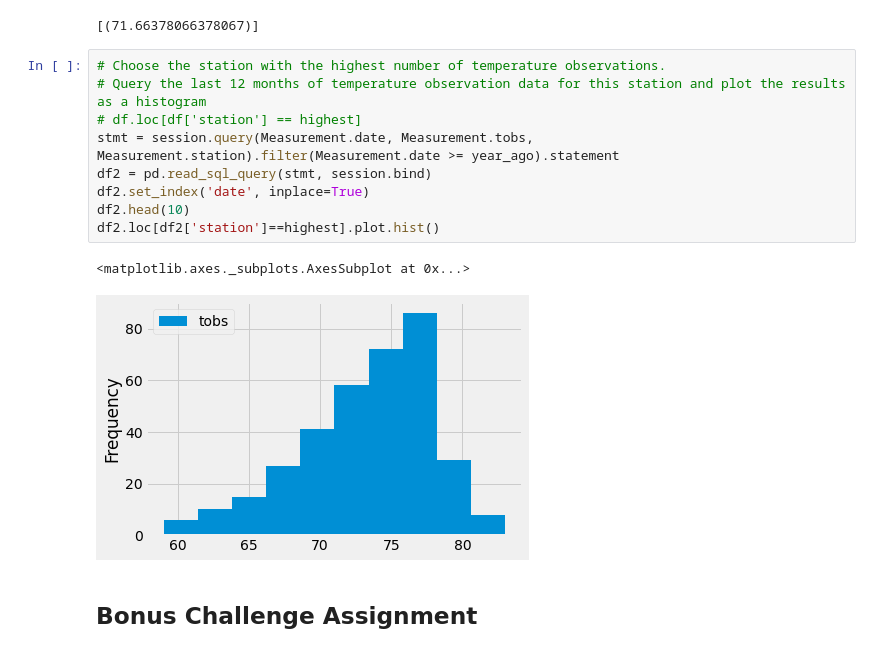
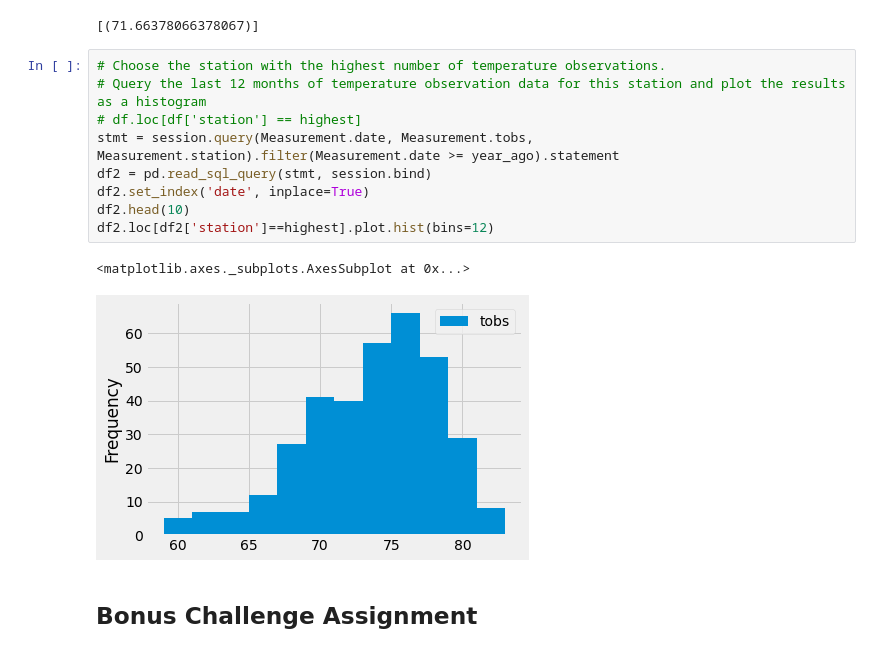
Before and after one commit to littleprincecurry/sqlalchemy-challenge, a Jupyter notebook: climate_starter.ipynb, the cells around one changed output. Drawn from its saved outputs; the diff is of its cells as text.

```diff
--- a/climate_starter.ipynb
+++ b/climate_starter.ipynb
@@ -139,15 +139,15 @@ avg_temp
 # %%
 # Choose the station with the highest number of temperature observations.
 # Query the last 12 months of temperature observation data for this station and plot the results as a histogram
 # df.loc[df['station'] == highest]
 stmt = session.query(Measurement.date, Measurement.tobs, Measurement.station).filter(Measurement.date >= year_ago).statement
 df2 = pd.read_sql_query(stmt, session.bind)
 df2.set_index('date', inplace=True)
 df2.head(10)
-df2.loc[df2['station']==highest].plot.hist()
+df2.loc[df2['station']==highest].plot.hist(bins=12)
 # %% [output]
 <matplotlib.axes._subplots.AxesSubplot at 0x...>
-[figure, old version]
+[figure, new version]
 # %% [markdown]
 ## Bonus Challenge Assignment
 # %%
```
Also changed, not shown: parts of 7 cells of this notebook.
